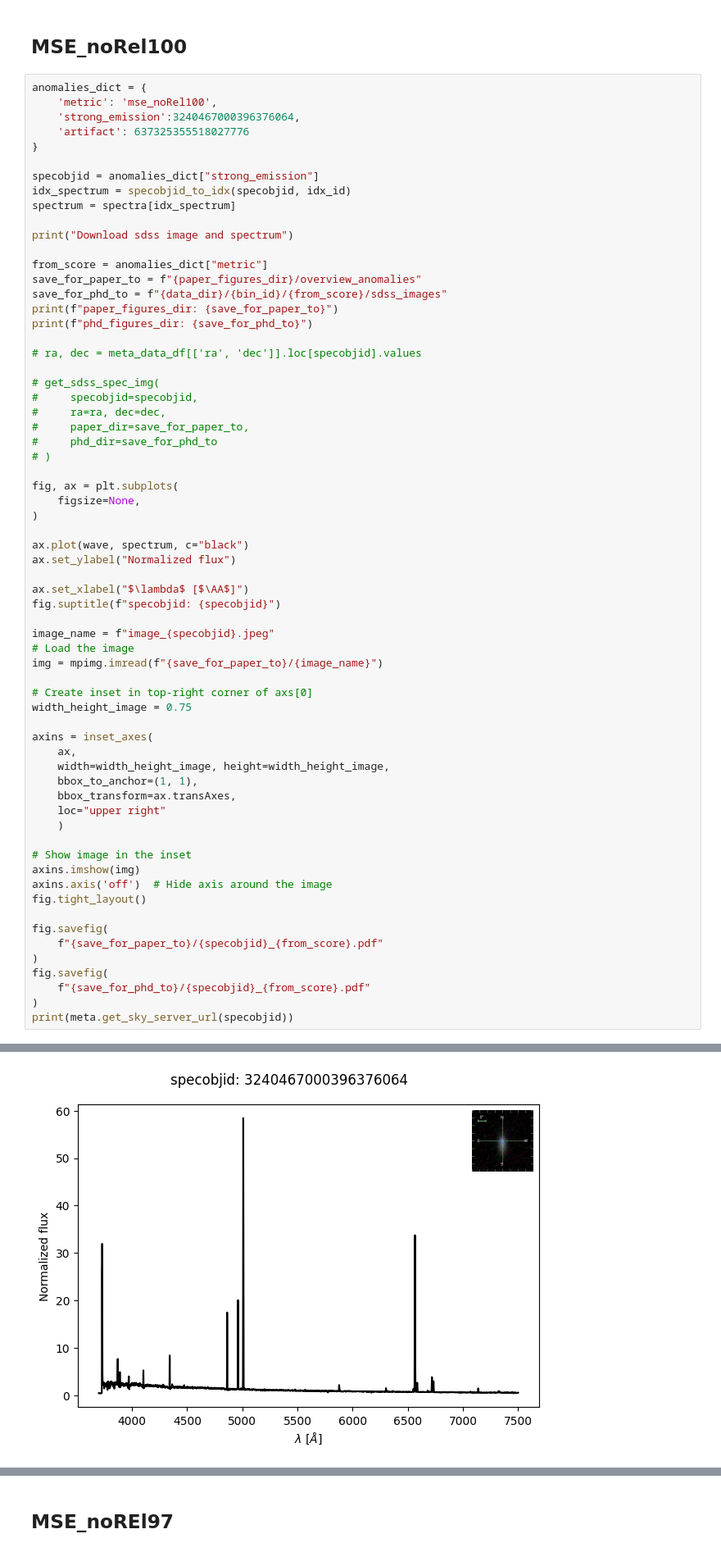
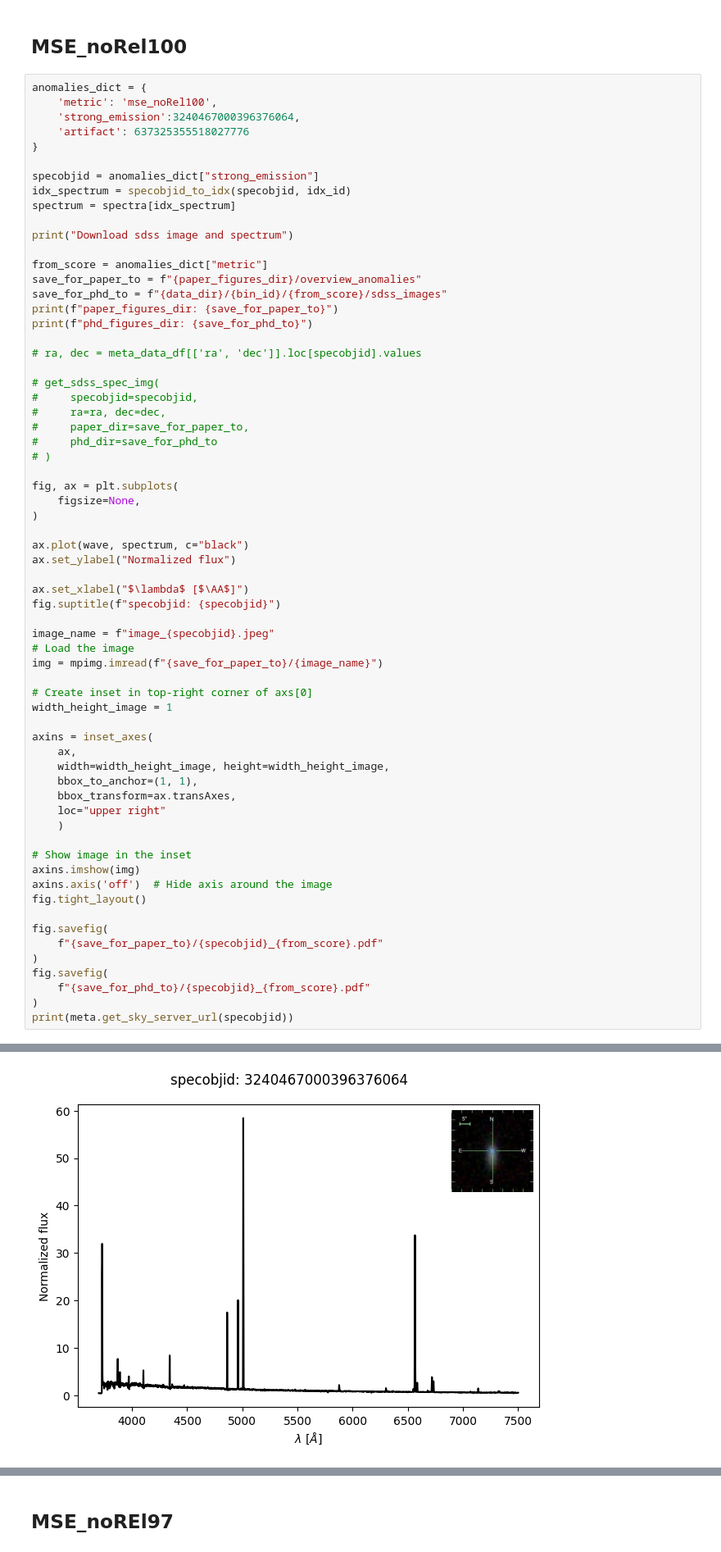
Before and after one commit to ed-ortizm/xai-astronomy, a Jupyter notebook: paper/results/01_scores_comparison.ipynb, the cells around one changed output, grey strips where cells are left out. Shown at 82% size. Drawn from its saved outputs; the diff is of its cells as text.

```diff
--- a/paper/results/01_scores_comparison.ipynb
+++ b/paper/results/01_scores_comparison.ipynb
@@ -136,7 +136,7 @@ image_name = f"image_{specobjid}.jpeg"
 img = mpimg.imread(f"{save_for_paper_to}/{image_name}")
 
 # Create inset in top-right corner of axs[0]
-width_height_image = 0.75
+width_height_image = 1
 
 axins = inset_axes(
     ax,
@@ -166,4 +166,4 @@ http://skyserver.sdss.org/dr16/en/tools/explore/summary.aspx?sid=324046700039637
-[figure, old version]
+[figure, new version]
 # %%
 anomalies_dict = {
     'metric': 'mse_noRel100',
```
Also changed, not shown: parts of 8 cells of this notebook, 2 other files.
